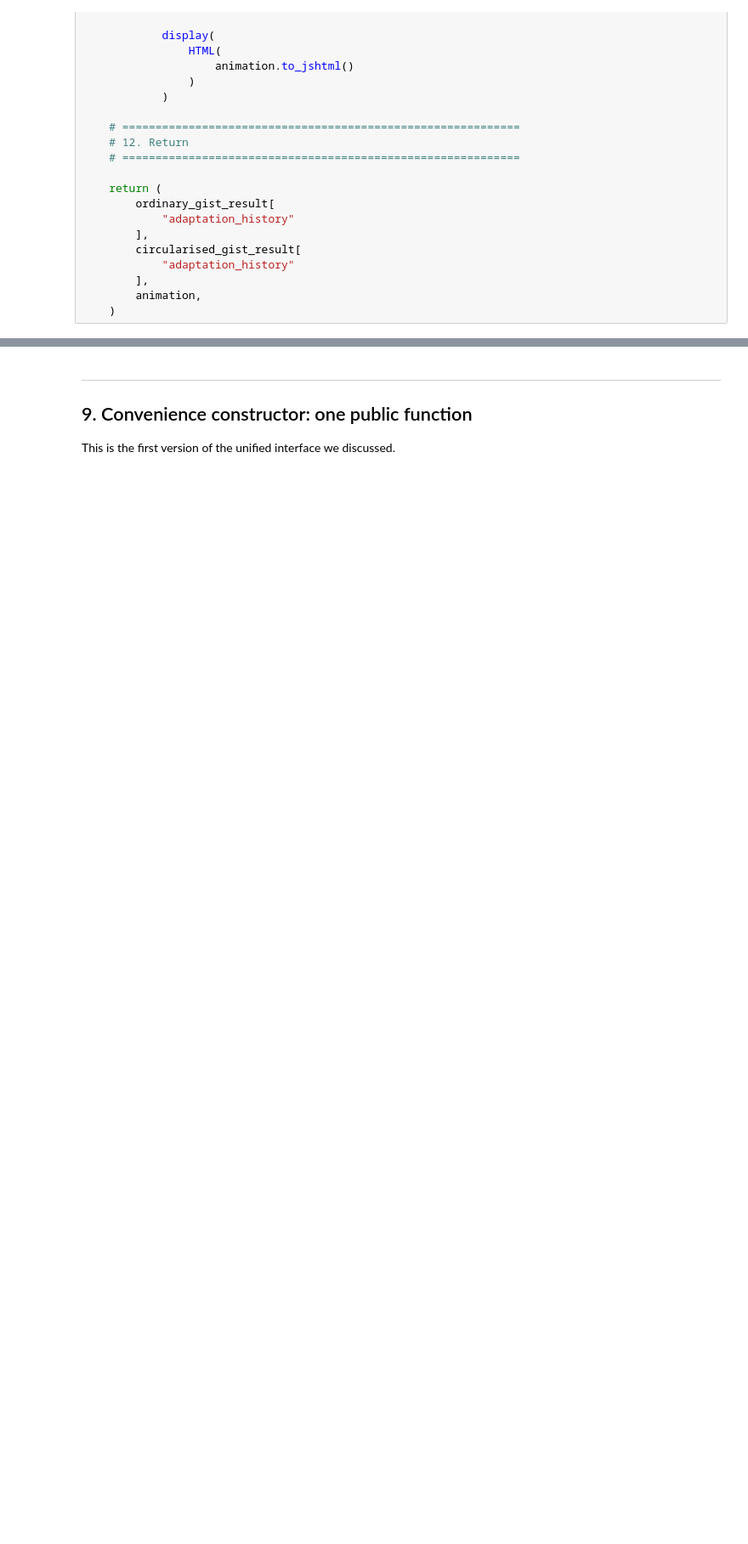
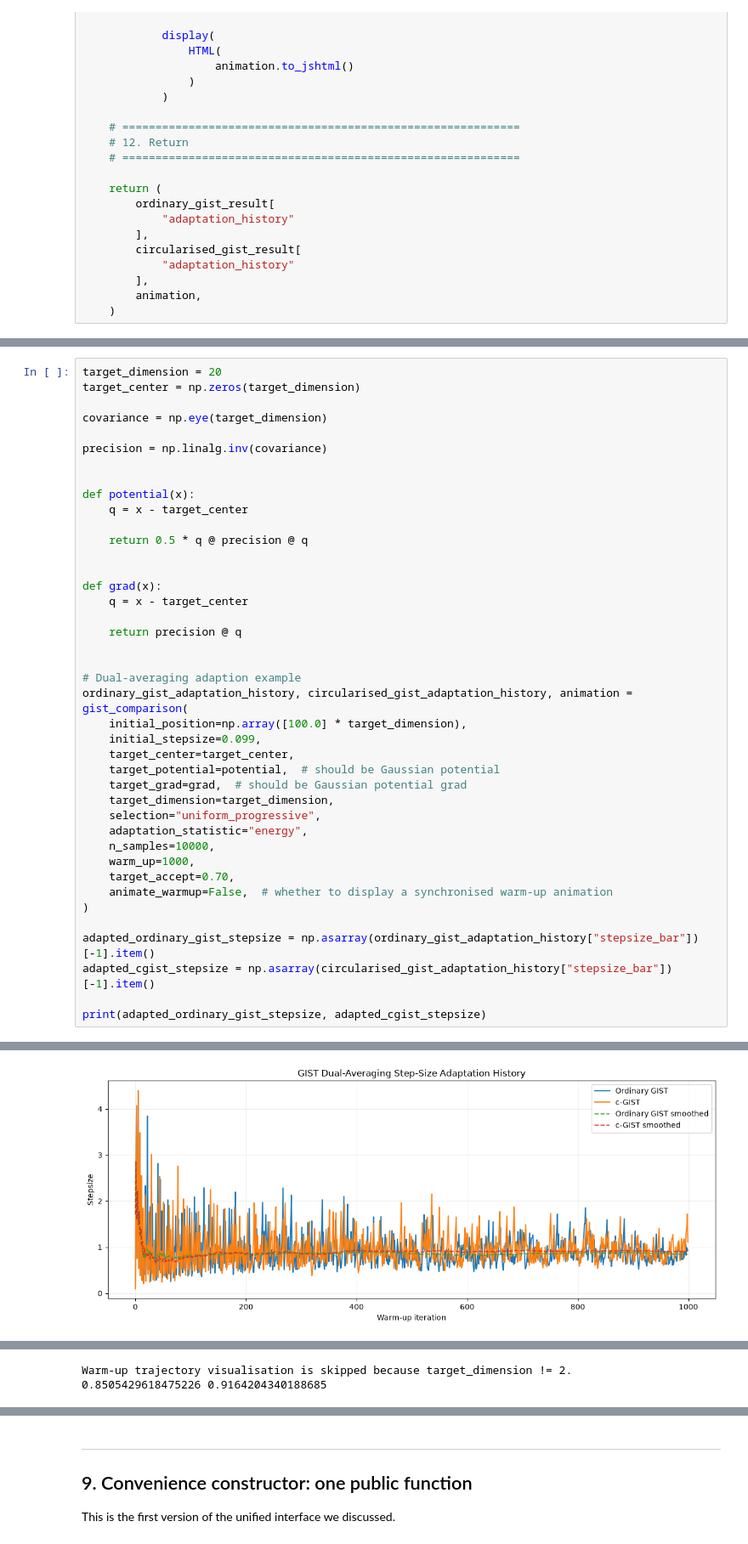
Before and after one commit to PZhou114/NUTS_simulation, a Jupyter notebook: Function-Package for implementing and comparing circularised samplers/(ACTIVE)_Generalised_nuts_gist_circularised_v0_4.ipynb, the cells around one changed output, grey strips where cells are left out. Shown at 85% size. Cells and saved outputs as stored; diff of their text form; blank space fills up the shorter version.

```diff
--- a/Function-Package for implementing and comparing circularised samplers/(ACTIVE)_Generalised_nuts_gist_circularised_v0_4.ipynb
+++ b/Function-Package for implementing and comparing circularised samplers/(ACTIVE)_Generalised_nuts_gist_circularised_v0_4.ipynb
@@ -5310,0 +5365,42 @@ c-GIST | Acceptance rate: 0.7855, Mean MH acceptance probability: 0.7877.
+# %%
+target_dimension = 20
+target_center = np.zeros(target_dimension)
+
+covariance = np.eye(target_dimension)
+
+precision = np.linalg.inv(covariance)
+
+
+def potential(x):
+    q = x - target_center
+
+    return 0.5 * q @ precision @ q
+
+
+def grad(x):
+    q = x - target_center
+
+    return precision @ q
+
+
+# Dual-averaging adaption example
+ordinary_gist_adaptation_history, circularised_gist_adaptation_history, animation = gist_comparison(
+    initial_position=np.array([100.0] * target_dimension),
+    initial_stepsize=0.099,
+    target_center=target_center,
+    target_potential=potential,  # should be Gaussian potential
+    target_grad=grad,  # should be Gaussian potential grad
+    target_dimension=target_dimension,
+    selection="uniform_progressive",
+    adaptation_statistic="energy",
+    n_samples=10000,
+    warm_up=1000,
+    target_accept=0.70,
+    animate_warmup=False,  # whether to display a synchronised warm-up animation
+)
+
+adapted_ordinary_gist_stepsize = np.asarray(ordinary_gist_adaptation_history["stepsize_bar"])[-1].item()
+adapted_cgist_stepsize = np.asarray(circularised_gist_adaptation_history["stepsize_bar"])[-1].item()
+
+print(adapted_ordinary_gist_stepsize, adapted_cgist_stepsize)
+# %% [output]
@@ -5310,0 +5411 @@ c-GIST | Acceptance rate: 0.7855, Mean MH acceptance probability: 0.7877.
+[figure, added]
@@ -5310,0 +5414,2 @@ c-GIST | Acceptance rate: 0.7855, Mean MH acceptance probability: 0.7877.
+Warm-up trajectory visualisation is skipped because target_dimension != 2.
+0.8505429618475226 0.9164204340188685
```
Also changed, not shown: parts of 11 cells of this notebook.
